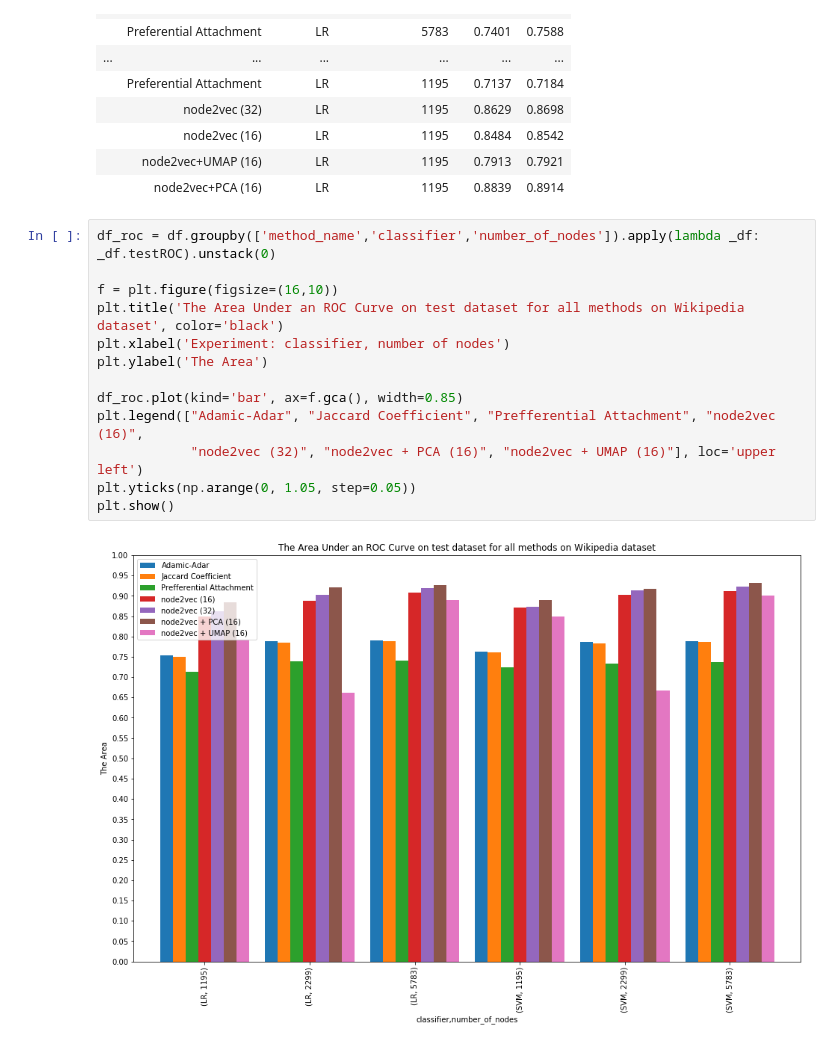
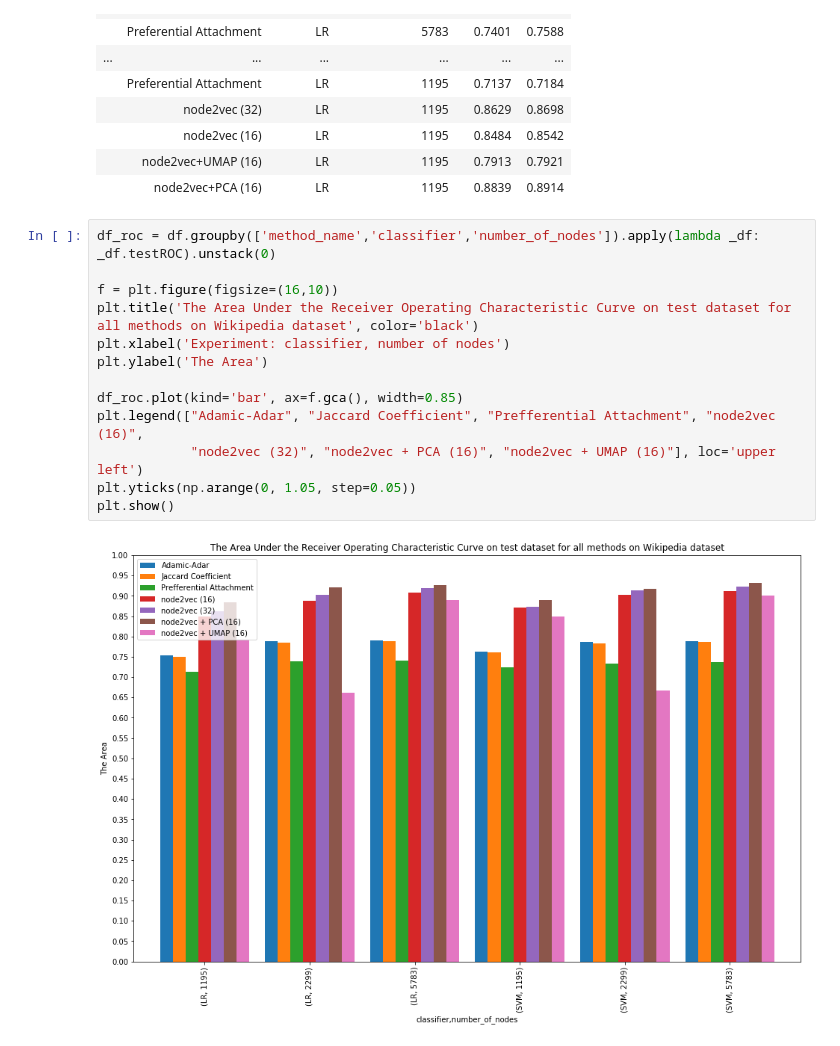
Before and after one commit to grzegorzborkowski/umap_node2vec_linkprediction, a Jupyter notebook: Plots.ipynb, the cells around one changed output. Saved outputs shown, nothing was run; the diff lists cells and outputs as text.

```diff
--- a/Plots.ipynb
+++ b/Plots.ipynb
@@ -79,18 +79,18 @@ df
 # %%
 df_roc = df.groupby(['method_name','classifier','number_of_nodes']).apply(lambda _df: _df.testROC).unstack(0)
 
 f = plt.figure(figsize=(16,10))
-plt.title('The Area Under an ROC Curve on test dataset for all methods on Wikipedia dataset', color='black')
+plt.title('The Area Under the Receiver Operating Characteristic Curve on test dataset for all methods on Wikipedia dataset', color='black')
 plt.xlabel('Experiment: classifier, number of nodes')
 plt.ylabel('The Area')
 
 df_roc.plot(kind='bar', ax=f.gca(), width=0.85)
 plt.legend(["Adamic-Adar", "Jaccard Coefficient", "Prefferential Attachment", "node2vec (16)",
             "node2vec (32)", "node2vec + PCA (16)", "node2vec + UMAP (16)"], loc='upper left')
 plt.yticks(np.arange(0, 1.05, step=0.05))
 plt.show()
 # %% [output]
-[figure, old version]
+[figure, new version]
 # %%
 df_pc = df.groupby(['method_name','classifier','number_of_nodes']).apply(lambda _df: _df.testPC).unstack(0)
 
```
Also changed, not shown: parts of 10 cells of this notebook.
